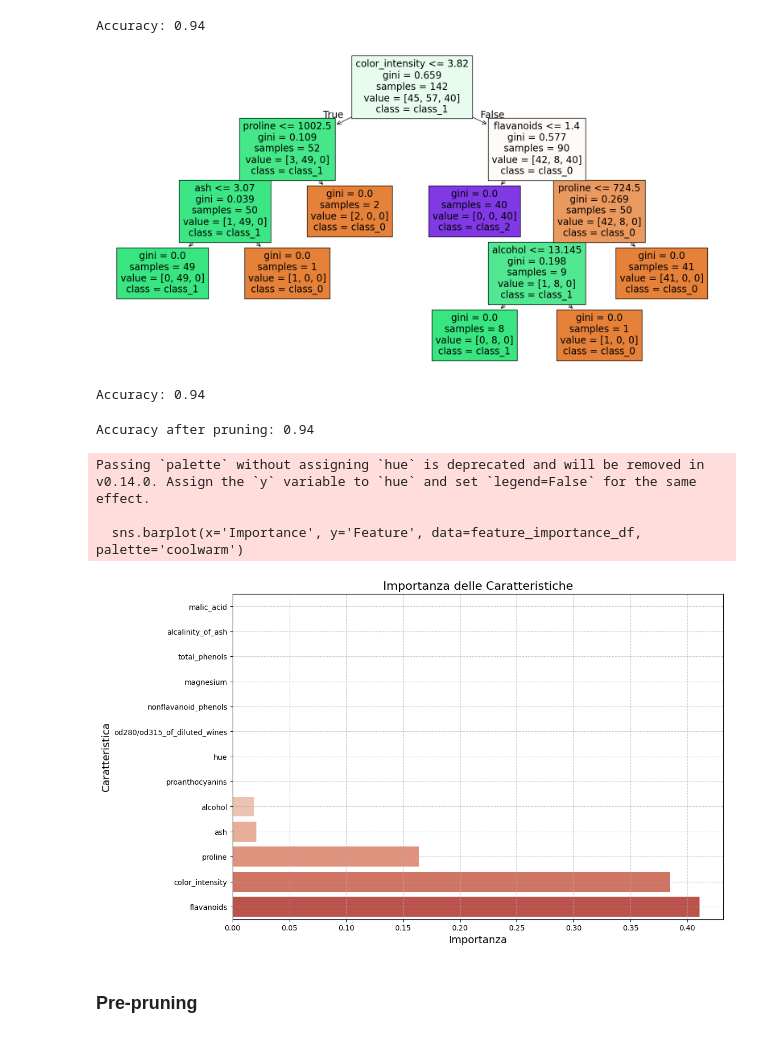
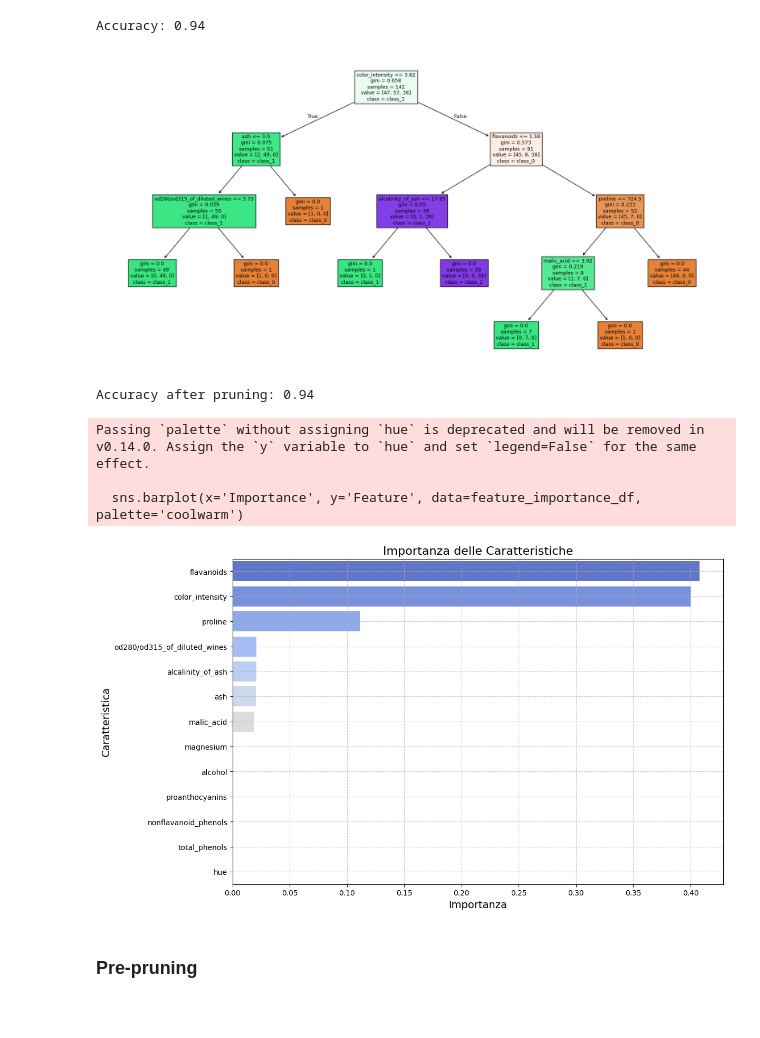
Before and after one commit to vincenzorrei/EDU-TreeBasedModels, a Jupyter notebook: decision_trees.ipynb, the cells around one changed output. Cells and saved outputs as stored; diff of their text form; code cells hidden in the pictures.

```diff
--- a/decision_trees.ipynb
+++ b/decision_trees.ipynb
@@ -35,7 +35,7 @@ df
 # Train test split
 X = df.drop(columns=['target'])
 y = df['target']
-X_train, X_test, y_train, y_test = train_test_split(X, y, test_size=0.2, random_state=42)
+X_train, X_test, y_train, y_test = train_test_split(X, y, test_size=0.2, random_state=42, stratify=y)
 # %%
 
 # Model definition
@@ -59,14 +59,5 @@ plt.figure(figsize=(20,10))
 plot_tree(model, feature_names=data.feature_names, class_names=data.target_names, filled=True)
 plt.show()
 # %% [output]
-[figure, old version]
+[figure, new version]
-# %%
-# Test prediction
-y_pred = model.predict(X_test)
-
-# Test accuracy
-accuracy = accuracy_score(y_test, y_pred)
-print(f'Accuracy: {accuracy:.2f}')
-# %% [output]
-Accuracy: 0.94
 # %%
@@ -85,22 +76,22 @@ Accuracy after pruning: 0.94
 # %%
 # Feature importance
 importances = model.feature_importances_
 feature_importance_df = pd.DataFrame({'Feature': data.feature_names, 'Importance': importances})
-feature_importance_df = feature_importance_df.sort_values(by='Importance', ascending=True)
+feature_importance_df = feature_importance_df.sort_values(by='Importance', ascending=False)
 
 # Feature importance plot
 plt.figure(figsize=(12, 8))
 sns.barplot(x='Importance', y='Feature', data=feature_importance_df, palette='coolwarm')
 plt.title('Importanza delle Caratteristiche', fontsize=16)
 plt.xlabel('Importanza', fontsize=14)
 plt.ylabel('Caratteristica', fontsize=14)
 plt.grid(True, linestyle='--', alpha=0.7)
 plt.show()
 # %% [output]
 Passing `palette` without assigning `hue` is deprecated and will be removed in v0.14.0. Assign the `y` variable to `hue` and set `legend=False` for the same effect.
 
   sns.barplot(x='Importance', y='Feature', data=feature_importance_df, palette='coolwarm')
-[figure, old version]
+[figure, new version]
 # %% [markdown]
 ### Pre-pruning
 # %%
```
Also changed, not shown: parts of 4 cells of this notebook, 1 other file.
